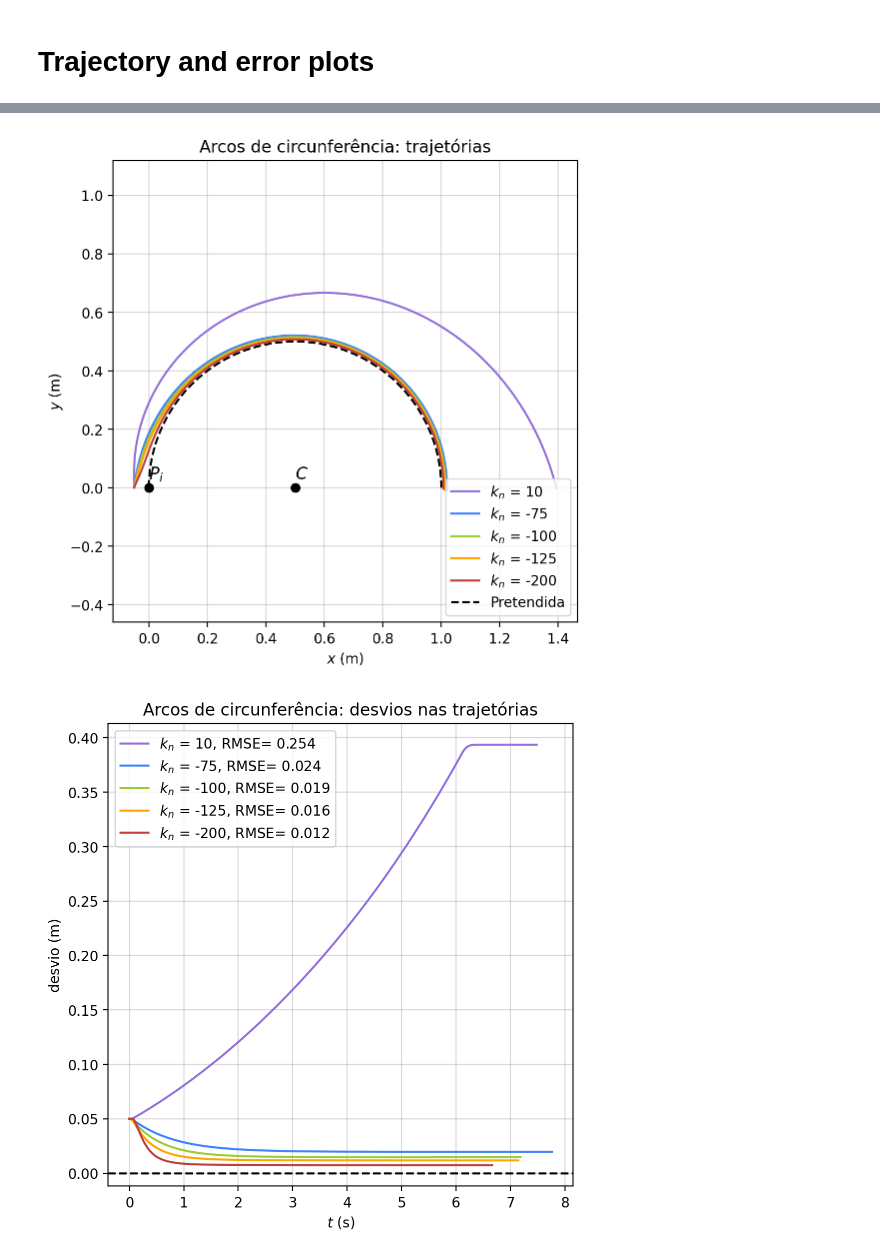
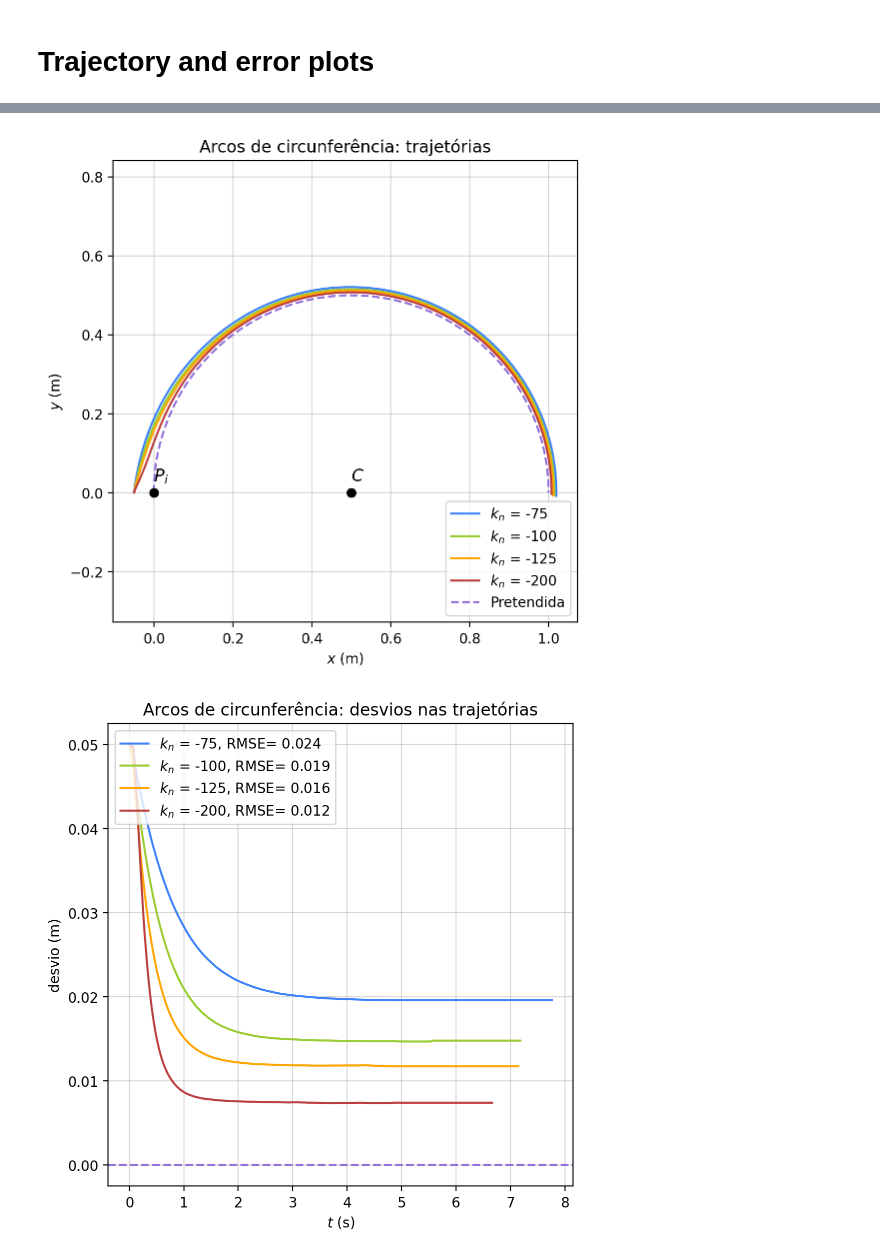
Before and after one commit to sergisousa/Robotica2026, a Jupyter notebook: Análises/Análise kn.ipynb, the cells around one changed output, grey strips where cells are left out. Drawn from its saved outputs; the diff is of its cells as text; code cells hidden in the pictures.

```diff
--- a/Análises/Análise kn.ipynb
+++ b/Análises/Análise kn.ipynb
@@ -19,7 +19,7 @@ Piy_line = 0.0
 Pfx_line = 1.0
 Pfy_line = 1.0
 
-n_max_line = [-1, -1, -1, -1, -1] # last trajectory point in the data
+n_max_line = [-1, -1, -1, -1] # last trajectory point in the data
 
 # ARC PLOTS CONSTANTS
 Pix_arc = 0.0
@@ -28,10 +28,10 @@ Pcx_arc = 0.5
 Pcy_arc = 0.0
 alpha_arc = -np.pi
 
-n_max_arc = [-1, -1, -1, -1, -1] # last trajectory point in the data
+n_max_arc = [-1, -1, -1, -1] # last trajectory point in the data
 
 # PRETTY COLORS
-plot_colors = ['mediumpurple', 'xkcd:dodger blue', 'yellowgreen', 'orange', 'xkcd:dull red', 'black'] # add more colors if more data
+plot_colors = ['mediumpurple', 'xkcd:dodger blue', 'yellowgreen', 'orange', 'xkcd:dull red'] # add more colors if more data
 grid_color = 'lightgray'
 
 # PATHS
@@ -215,17 +213,17 @@ for traj_type, sub in all_data.items():
         theta = data[5]
 
         # plot trajectory
-        ax_traj.plot(x, y, label = fr'$k_n$ = {kn:.0f}', color = plot_colors[i])
+        ax_traj.plot(x, y, label = fr'$k_n$ = {kn:.0f}', color = plot_colors[i + 1])
 
         e_theta, e_n, rmse = error_f(x, y, theta, *traj_parms)
 
-        ax_error.plot(t, e_n, label = f'$k_n$ = {kn:.0f}, RMSE= {rmse:.3f}', color = plot_colors[i])
+        ax_error.plot(t, e_n, label = f'$k_n$ = {kn:.0f}, RMSE= {rmse:.3f}', color = plot_colors[i + 1])
 
     xd, yd = des_traj(*traj_parms)
-    ax_traj.plot(xd, yd, '--', label = 'Pretendida', color = plot_colors[i + 1])
+    ax_traj.plot(xd, yd, '--', label = 'Pretendida', color = plot_colors[0])
     ax_traj.legend(loc = 'lower right')
 
-    ax_error.axhline(0, linestyle = '--', color = plot_colors[i + 1])
+    ax_error.axhline(0, linestyle = '--', color = plot_colors[0])
     ax_error.legend(loc = leg_loc)
 
     if traj_type == 'Line':
@@ -252,6 +248,6 @@ Line 10.0 (6, 348)
 Line -75.0 (6, 1000)
 Line -100.0 (6, 279)
 Line -125.0 (6, 410)
 Line -200.0 (6, 424)
-[figure, old version]
+[figure, new version]
-[figure, old version]
+[figure, new version]
```
Also changed, not shown: parts of 2 cells of this notebook, 6 other files.
